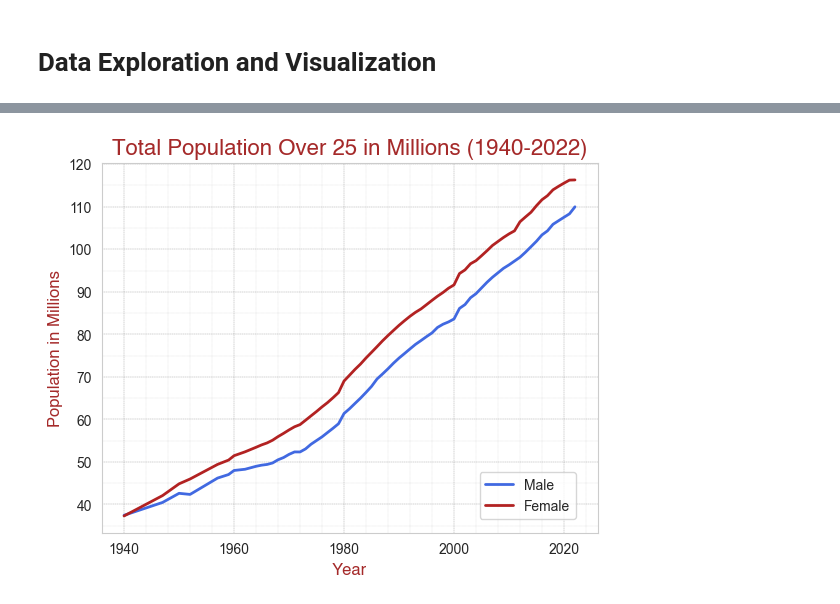
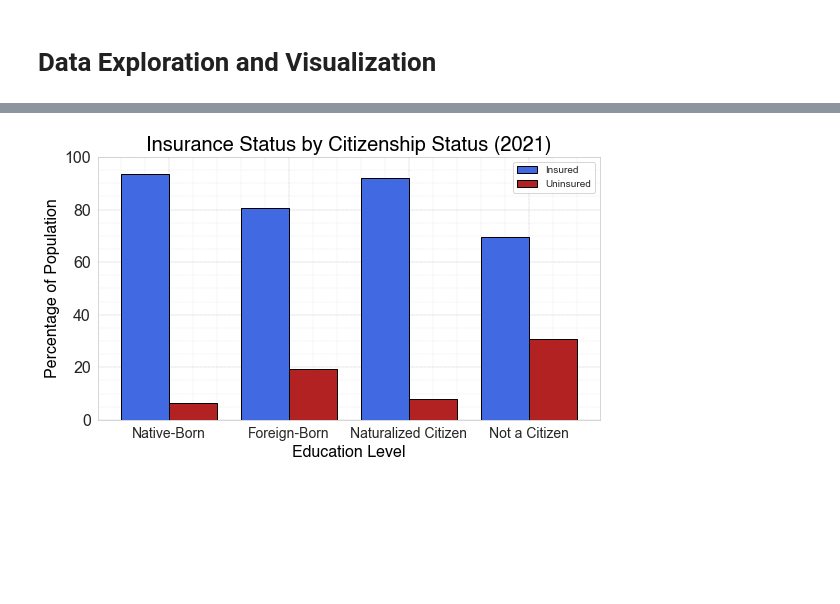
Before and after one commit to MelekM/Mizher_MSDS455_Assignment2_CategoricalData, a Jupyter notebook: Mizher_MSDS455_Assignment2_CategoricalData.ipynb, the cells around one changed output, grey strips where cells are left out. Drawn from its saved outputs; the diff is of its cells as text; code cells hidden in the pictures; blank space fills up the shorter version.

```diff
--- a/Mizher_MSDS455_Assignment2_CategoricalData.ipynb
+++ b/Mizher_MSDS455_Assignment2_CategoricalData.ipynb
@@ -72,0 +59,8 @@ Total_College_Completion_Percentage = np.array((df.Male_College+df.Female_Colleg
+# %%
+df["Insured_Percent"] = (
+    df.Any_Insured / df.Total_Population * 100
+)
+
+df["Uninsured_Percent"] = (
+    df.Uninsured / df.Total_Population * 100
+)
@@ -73,2 +81,8 @@ Total_College_Completion_Percentage = np.array((df.Male_College+df.Female_Colleg
+# %%
+#The Following Define Numpy Arrays with Percentage Values as Related to the Total Population in Thousands
+#Male
+Total = np.array(df.Total_Population)
+Insured = np.array(df.Insured_Percent)
+Uninsured = np.array(df.Uninsured_Percent)
 # %% [markdown]
 # Data Exploration and Visualization
@@ -82,64 +159,71 @@ from matplotlib.ticker import AutoMinorLocator
 # %%
-#Male Population from DataFrame to Numpy Array. Divided by 1000 to show data in Millions.
-male_pop = np.array(df.Total_Male_Pop)/1000
-#Female Population from DataFrame to Numpy Array. Divided by 1000 to show data in Millions.
-female_pop = np.array(df.Total_Female_Pop)/1000
-#Year from DataFrame to Numpy Array.
-year = np.array(df.Year)
+#Select Relevant Values from DataFrame
+Insured_Cit = Insured[6:]
+Uninsured_Cit = Uninsured[6:]
 
-#Define Plot to only a single plot.
-fig, ax = plt.subplots()
+#Create Labels for the X-Axis
+Citizen_Labels = ['Native-Born', 'Foreign-Born', 'Naturalized Citizen', 'Not a Citizen']
 
-#Define Plotted Lines
-#Defines Lines to be Plotted and assigns line widths and colors
-ax.plot(year, male_pop, linewidth=2.0, color='royalblue', label='Male')
-ax.plot(year, female_pop, linewidth=2.0, color='firebrick', label='Female')
+#Create Parameters for Double-Bar Plot
+n = len(Insured_Cit)
+r = np.arange(n)
+width = 0.4
+
+#Set Barplot Size
+fig, ax = plt.subplots(figsize=(9,5))
+
+#Set both of the bar plots
+plt.bar(r, Insured_Cit, color = 'royalblue',
+        width = width, edgecolor = 'black',
+        label='Insured')
+plt.bar(r + width, Uninsured_Cit, color = 'firebrick',
+        width = width, edgecolor = 'black',
+        label='Uninsured')
 
 #Style Axis Labels
-title_font = {'family':'helvetica','color':'brown','size':16}
-label_font = {'family':'helvetica','color':'brown','size':12}
+title_font = {'family':'helvetica','color':'black','size':20}
+label_font = {'family':'helvetica','color':'black','size':16}
+number_font = {'family':'helvetica','color':'black','size':20}
 
 #Define Title
-plt.title("Total Population Over 25 in Millions (1940-2022)", fontdict=title_font)
+plt.title("Insurance Status by Citizenship Status (2021)", fontdict=title_font)
 
 #Define Axis Labels
-plt.xlabel("Year", fontdict=label_font)
-plt.ylabel("Population in Millions", fontdict=label_font)
+plt.xlabel("Education Level", fontdict=label_font)
+plt.ylabel("Percentage of Population", fontdict=label_font)
 
 #Auto-scale the Axes
 #Autoscales both axes to ensure the data fits the plot.
-ax.autoscale(enable=True, axis='both', tight=None)
+plt.autoscale(enable=True, axis='both', tight=None)
 
 
 #Design the Grid
 #Adds the Grid line's Major Ticks and their Style
-ax.grid(which='major', color='gray', linestyle='--', linewidth=0.25)
+plt.grid(which='major', color='gray', linestyle='--', linewidth=0.25)
 #Defines the Minor Ticks and their style
-ax.grid(which='minor', color='gray', linestyle=':', linewidth=0.15)
+plt.grid(which='minor', color='gray', linestyle=':', linewidth=0.15)
 #Turns on the Minor Ticks
-ax.minorticks_on()
+plt.minorticks_on()
 #Hides Minor Ticks while keeping the grid lines
-ax.tick_params(which='minor', bottom=False, left=False)
+plt.tick_params(which='minor', bottom=False, left=False)
 
-# Remove border around plot.
-#[ax.spines[side].set_visible(False) for side in ax.spines]
-#Off as it does not fit this style of graph well. Kept for future purposes.
+#Fix to ensure that the Range Shows up to 100 on the Y-Axis labels instead of only 80
+ax.set_ylim([0,100])
 
-#Define number of Minor Gridlines.
-#5 for X-Axis so that Minor Gridlines give a 2-year interval.
-ax.xaxis.set_minor_locator(AutoMinorLocator(5))
-#2 for Y-Axis so that Minor Gridlines are a 5 thousand interval.
-ax.yaxis.set_minor_locator(AutoMinorLocator(2))
+#Sets the Axis Ticks spacing, labels, and font sizes
+plt.yticks(fontsize=16)
+plt.xticks(r + width/2, Citizen_Labels, fontsize=14)
 
-#Define the Legend and manipulate Location
-fig.legend(loc='upper left', bbox_to_anchor=(0.705, 0.25), title='')
+#Adds the Legend
+plt.legend()
 
-#ax.legend()
+#Prevents the Cutting Off of the Label at the Bottom of the Graph
+plt.subplots_adjust(bottom=0.15)
 
 #Save graph
-plt.savefig('population_over_time.png')
+plt.savefig('Insurance_Status_By_Citizenship_Barplot.png')
 
-#Show the graph
+#Shows the Plot
 plt.show()
 # %% [output]
-[figure, old version]
+[figure, new version]
```
Also changed, not shown: parts of 23 cells of this notebook, 5 other files.
